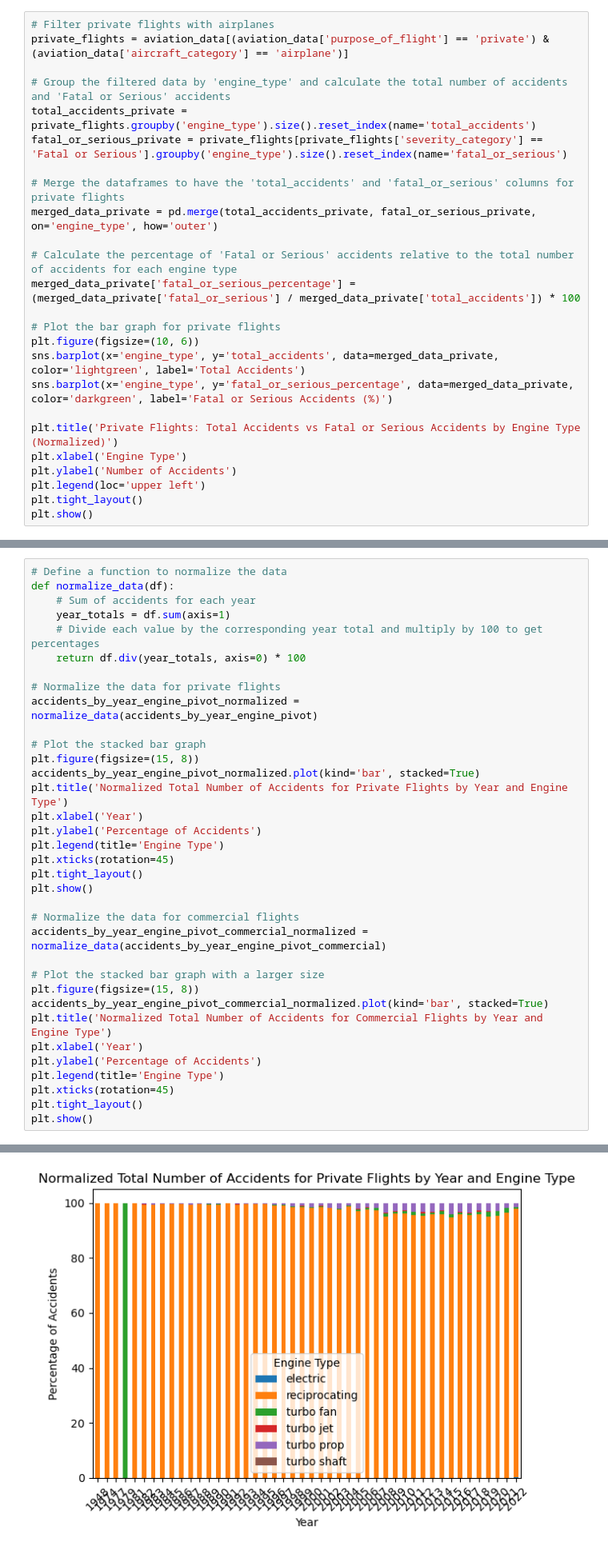
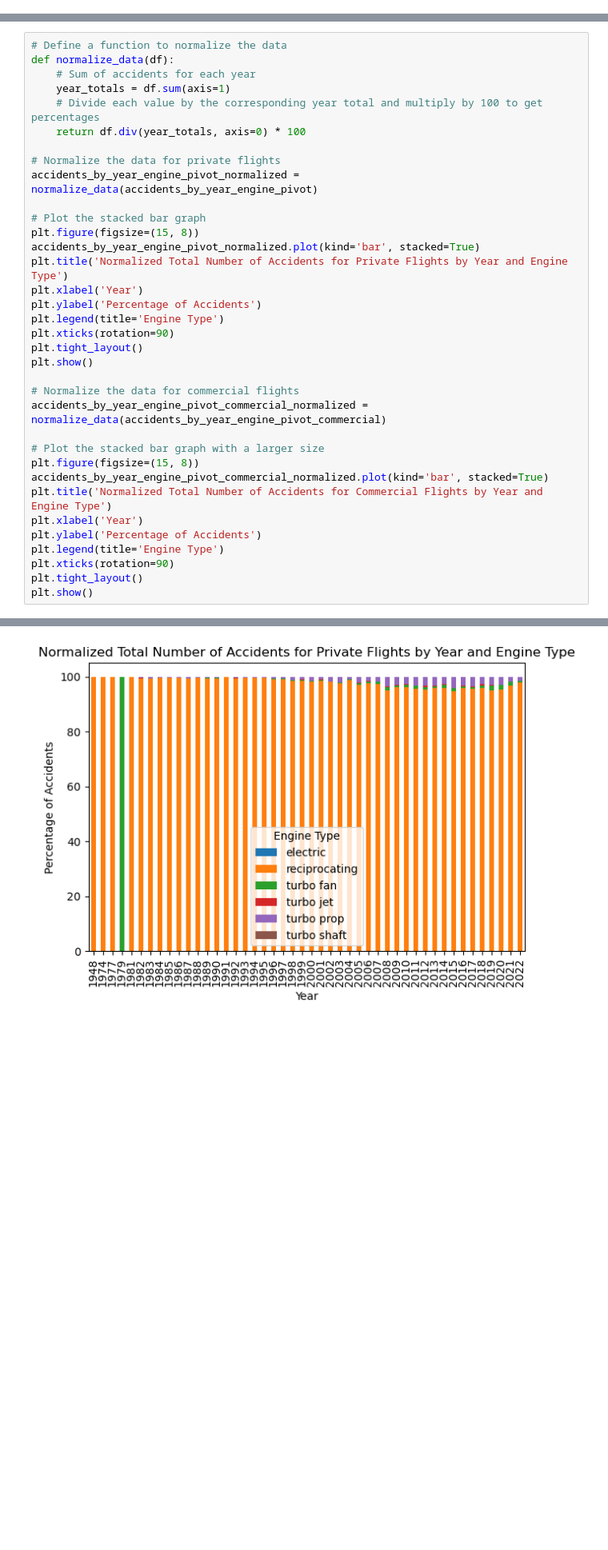
Before and after one commit to emmascotson/aviation-venture-risk-eda, a Jupyter notebook: aviation-venture-risk-eda.ipynb, the cells around one changed output, grey strips where cells are left out. Shown at 80% size. Saved outputs shown, nothing was run; the diff lists cells and outputs as text; blank space fills up the shorter version.

```diff
--- a/aviation-venture-risk-eda.ipynb
+++ b/aviation-venture-risk-eda.ipynb
@@ -2594,28 +2595,3 @@ plt.tight_layout()
 plt.show()
 # %% [output]
 [figure]
-# %%
-# Filter private flights with airplanes
-private_flights = aviation_data[(aviation_data['purpose_of_flight'] == 'private') & (aviation_data['aircraft_category'] == 'airplane')]
-
-# Group the filtered data by 'engine_type' and calculate the total number of accidents and 'Fatal or Serious' accidents
-total_accidents_private = private_flights.groupby('engine_type').size().reset_index(name='total_accidents')
-fatal_or_serious_private = private_flights[private_flights['severity_category'] == 'Fatal or Serious'].groupby('engine_type').size().reset_index(name='fatal_or_serious')
-
-# Merge the dataframes to have the 'total_accidents' and 'fatal_or_serious' columns for private flights
-merged_data_private = pd.merge(total_accidents_private, fatal_or_serious_private, on='engine_type', how='outer')
-
-# Calculate the percentage of 'Fatal or Serious' accidents relative to the total number of accidents for each engine type
-merged_data_private['fatal_or_serious_percentage'] = (merged_data_private['fatal_or_serious'] / merged_data_private['total_accidents']) * 100
-
-# Plot the bar graph for private flights
-plt.figure(figsize=(10, 6))
-sns.barplot(x='engine_type', y='total_accidents', data=merged_data_private, color='lightgreen', label='Total Accidents')
-sns.barplot(x='engine_type', y='fatal_or_serious_percentage', data=merged_data_private, color='darkgreen', label='Fatal or Serious Accidents (%)')
-
-plt.title('Private Flights: Total Accidents vs Fatal or Serious Accidents by Engine Type (Normalized)')
-plt.xlabel('Engine Type')
-plt.ylabel('Number of Accidents')
-plt.legend(loc='upper left')
-plt.tight_layout()
-plt.show()
@@ -2711,34 +2685,34 @@ def normalize_data(df):
     # Divide each value by the corresponding year total and multiply by 100 to get percentages
     return df.div(year_totals, axis=0) * 100
 
 # Normalize the data for private flights
 accidents_by_year_engine_pivot_normalized = normalize_data(accidents_by_year_engine_pivot)
 
 # Plot the stacked bar graph
 plt.figure(figsize=(15, 8))
 accidents_by_year_engine_pivot_normalized.plot(kind='bar', stacked=True)
 plt.title('Normalized Total Number of Accidents for Private Flights by Year and Engine Type')
 plt.xlabel('Year')
 plt.ylabel('Percentage of Accidents')
 plt.legend(title='Engine Type')
-plt.xticks(rotation=45)
+plt.xticks(rotation=90)
 plt.tight_layout()
 plt.show()
 
 # Normalize the data for commercial flights
 accidents_by_year_engine_pivot_commercial_normalized = normalize_data(accidents_by_year_engine_pivot_commercial)
 
 # Plot the stacked bar graph with a larger size
 plt.figure(figsize=(15, 8))
 accidents_by_year_engine_pivot_commercial_normalized.plot(kind='bar', stacked=True)
 plt.title('Normalized Total Number of Accidents for Commercial Flights by Year and Engine Type')
 plt.xlabel('Year')
 plt.ylabel('Percentage of Accidents')
 plt.legend(title='Engine Type')
-plt.xticks(rotation=45)
+plt.xticks(rotation=90)
 plt.tight_layout()
 plt.show()
 # %% [output]
 <Figure size 1500x800 with 0 Axes>
-[figure, old version]
+[figure, new version]
 <Figure size 1500x800 with 0 Axes>
```
Also changed, not shown: parts of 28 cells of this notebook, 3 other files.
